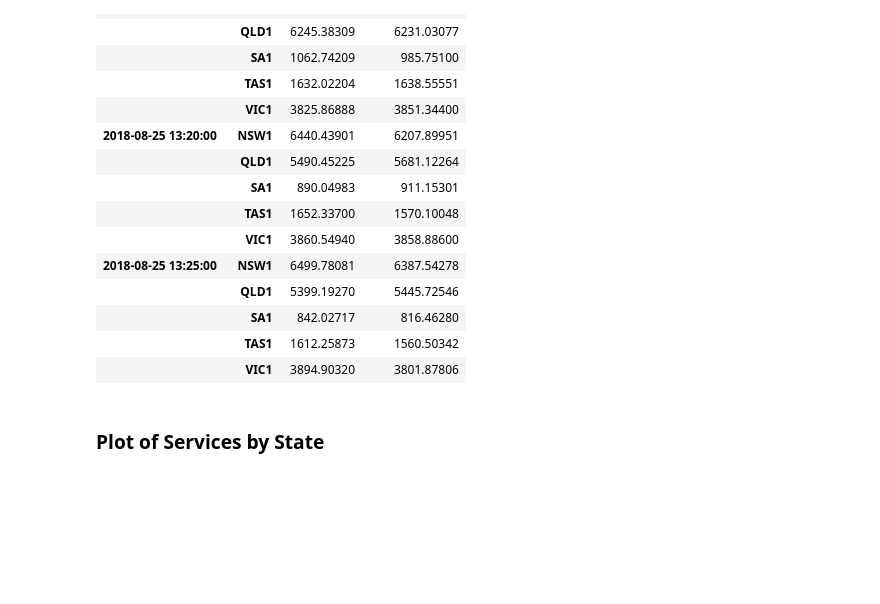
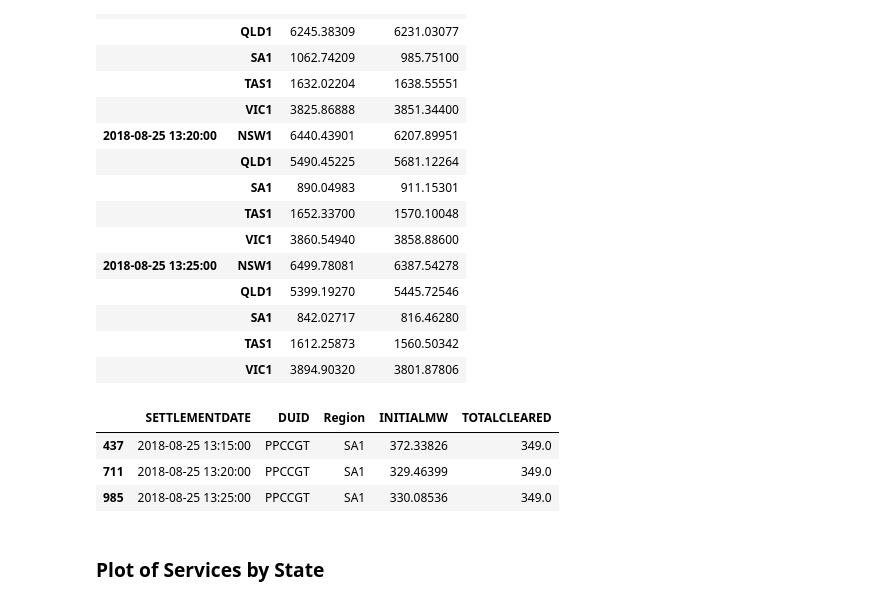
Before and after one commit to Rabscuttler/nem-data-analysis, a Jupyter notebook: incident-25082018/Incident_25082018.ipynb, the cells around one changed output. Drawn from its saved outputs; the diff is of its cells as text; code cells hidden in the pictures; blank space fills up the shorter version.

```diff
--- a/incident-25082018/Incident_25082018.ipynb
+++ b/incident-25082018/Incident_25082018.ipynb
@@ -410,6 +402,13 @@ region_energy.groupby(['SETTLEMENTDATE', 'Region'])[['INITIALMW', 'TOTALCLEARED'
 |  | SA1 | 842.02717 | 816.46280 |
 |  | TAS1 | 1612.25873 | 1560.50342 |
 |  | VIC1 | 3894.90320 | 3801.87806 |
+# %%
+region_energy[region_energy['DUID'].str.contains('PPCCGT')]
+# %% [output]
+|  | SETTLEMENTDATE | DUID | Region | INITIALMW | TOTALCLEARED |
+| 437 | 2018-08-25 13:15:00 | PPCCGT | SA1 | 372.33826 | 349.0 |
+| 711 | 2018-08-25 13:20:00 | PPCCGT | SA1 | 329.46399 | 349.0 |
+| 985 | 2018-08-25 13:25:00 | PPCCGT | SA1 | 330.08536 | 349.0 |
 # %% [markdown]
 ### Plot of Services by State
 # %% [markdown]
```
Also changed, not shown: parts of 28 cells of this notebook, 35 other files.
